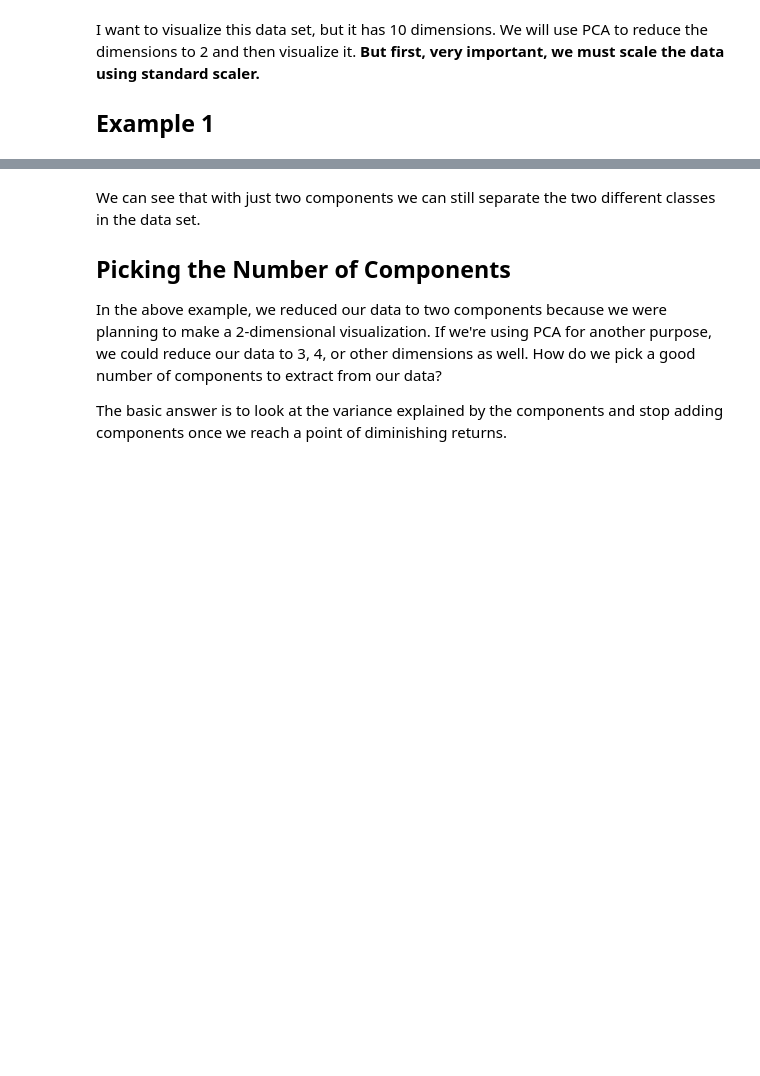
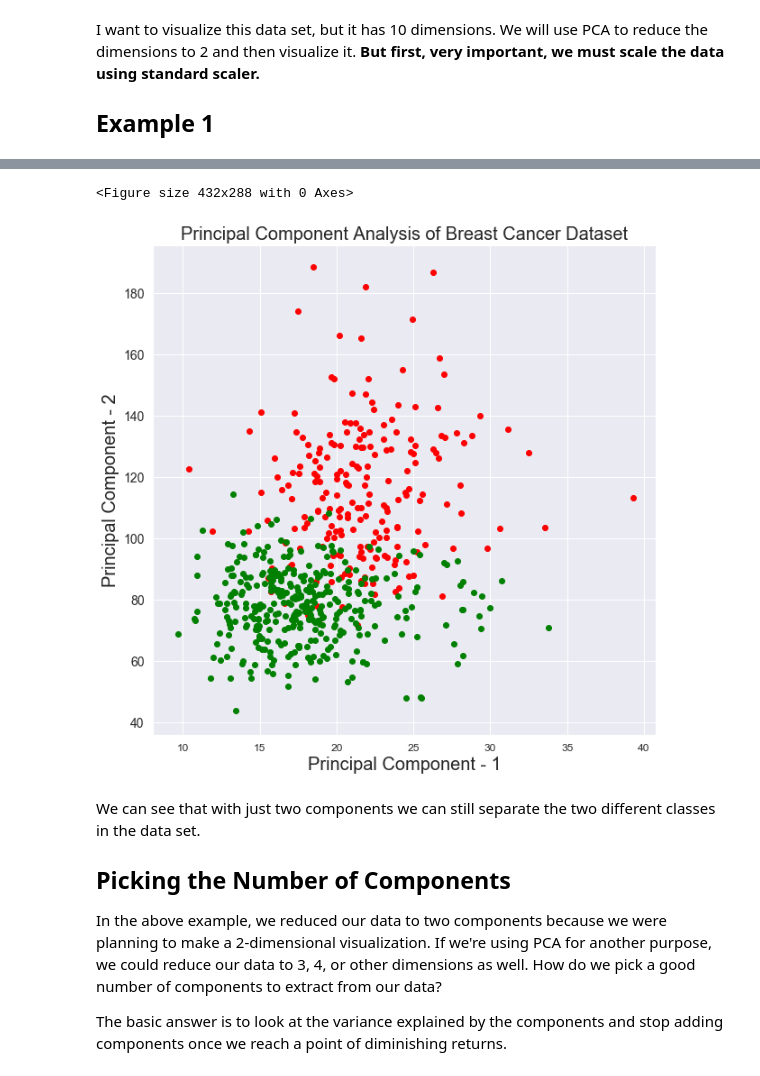
Before and after one commit to CUNYTechPrep/2020-spring-datascience, a Jupyter notebook: Week5_4.16/Unsupervised_Methods.ipynb, the cells around one changed output, grey strips where cells are left out. Saved outputs shown, nothing was run; the diff lists cells and outputs as text; code cells hidden in the pictures; blank space fills up the shorter version.

```diff
--- a/Week5_4.16/Unsupervised_Methods.ipynb
+++ b/Week5_4.16/Unsupervised_Methods.ipynb
@@ -188,3 +203,20 @@ plt.scatter(df_pca[df_pca.diagnosis == 0].component_1, df_pca[df_pca.diagnosis =
+# %%
+plt.figure()
+plt.figure(figsize=(10,10))
+plt.xticks(fontsize=12)
+plt.yticks(fontsize=14)
+plt.xlabel('Principal Component - 1',fontsize=20)
+plt.ylabel('Principal Component - 2',fontsize=20)
+plt.title("Principal Component Analysis of Breast Cancer Dataset",fontsize=20)
+plt.scatter(df[df_pca.diagnosis == 1].texture_mean, df[df_pca.diagnosis == 1].perimeter_mean,
+           color = 'red')
+plt.scatter(df[df_pca.diagnosis == 0].texture_mean, df[df_pca.diagnosis == 0].perimeter_mean,
+           color = 'green')
+
+plt.show()
+# %% [output]
+<Figure size 432x288 with 0 Axes>
+[figure, added]
 # %% [markdown]
 We can see that with just two components we can still separate the two different classes in the data set.
 
```
Also changed, not shown: parts of 24 cells of this notebook.
